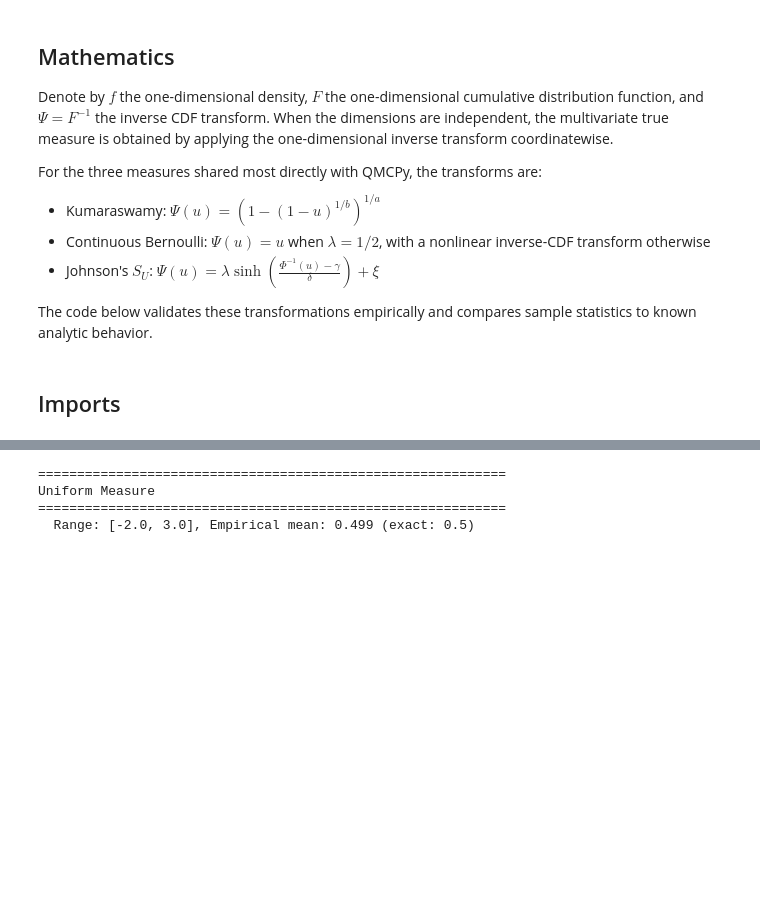
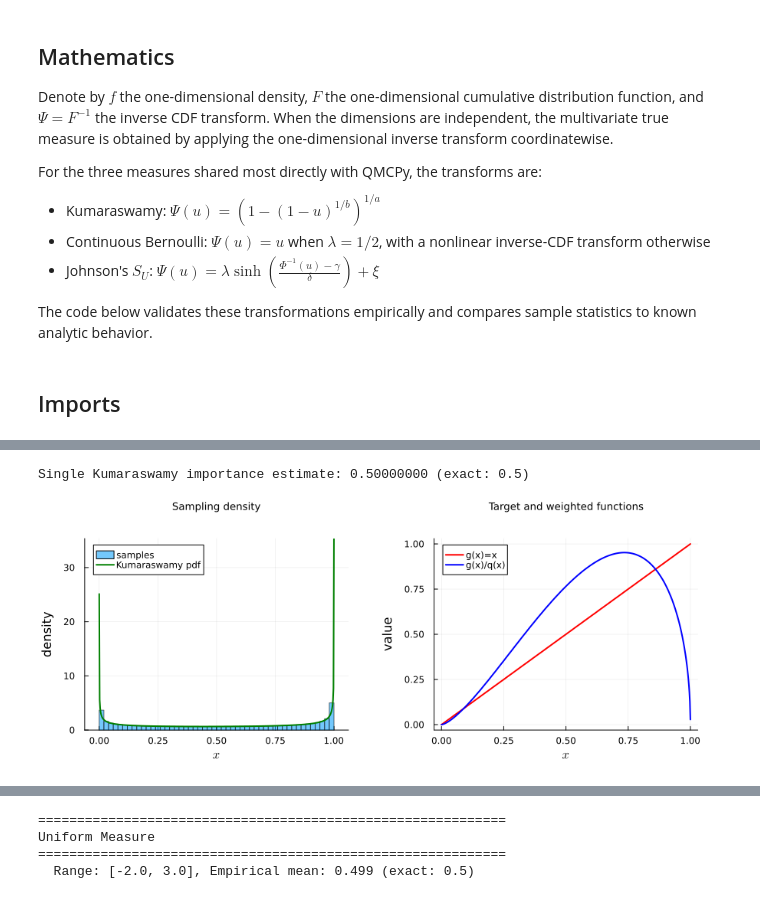
Before and after one commit to QMCSoftware/QMC.jl, a Jupyter notebook: demos/some_true_measures.ipynb, the cells around one changed output, grey strips where cells are left out. Drawn from its saved outputs; the diff is of its cells as text; code cells hidden in the pictures; blank space fills up the shorter version.

```diff
--- a/demos/some_true_measures.ipynb
+++ b/demos/some_true_measures.ipynb
@@ -172,0 +152,28 @@ end
+# %%
+n_is = 2^18
+dd_is = DigitalNetB2(1; seed=7, graycode=false)
+u_is = gen_samples(dd_is, n_is)
+single_alpha, single_beta = 0.5, 0.5
+single_tm = QMC.Kumaraswamy(dd_is; alpha=single_alpha, beta=single_beta)
+single_samples = transform(single_tm, u_is)
+single_density = kumaraswamy_pdf.(single_samples[:, 1], single_alpha, single_beta)
+single_values = single_samples[:, 1] ./ single_density
+single_estimate = mean(single_values)
+@assert abs(single_estimate - 0.5) < 1e-4
+@printf("Single Kumaraswamy importance estimate: %.8f (exact: 0.5)\n", single_estimate)
+
+if HAVE_PLOTS
+    grid = collect(range(1e-4, 1 - 1e-4; length=500))
+    p_density = histogram(single_samples[:, 1]; bins=50, normalize=:pdf, alpha=0.55,
+        label="samples", xlabel="\$x\$", ylabel="density", title="Sampling density")
+    plot!(p_density, grid, kumaraswamy_pdf.(grid, single_alpha, single_beta);
+        color=:green, linewidth=2, label="Kumaraswamy pdf")
+    p_function = plot(grid, grid; color=:red, linewidth=2, label="g(x)=x",
+        xlabel="\$x\$", ylabel="value", title="Target and weighted functions")
+    plot!(p_function, grid, grid ./ kumaraswamy_pdf.(grid, single_alpha, single_beta);
+        color=:blue, linewidth=2, label="g(x)/q(x)")
+    display(plot(p_density, p_function; layout=(1, 2), size=(900, 350)))
+end
+# %% [output]
+Single Kumaraswamy importance estimate: 0.50000000 (exact: 0.5)
+[figure, added]
```
Also changed, not shown: parts of 29 cells of this notebook, 56 other files.
